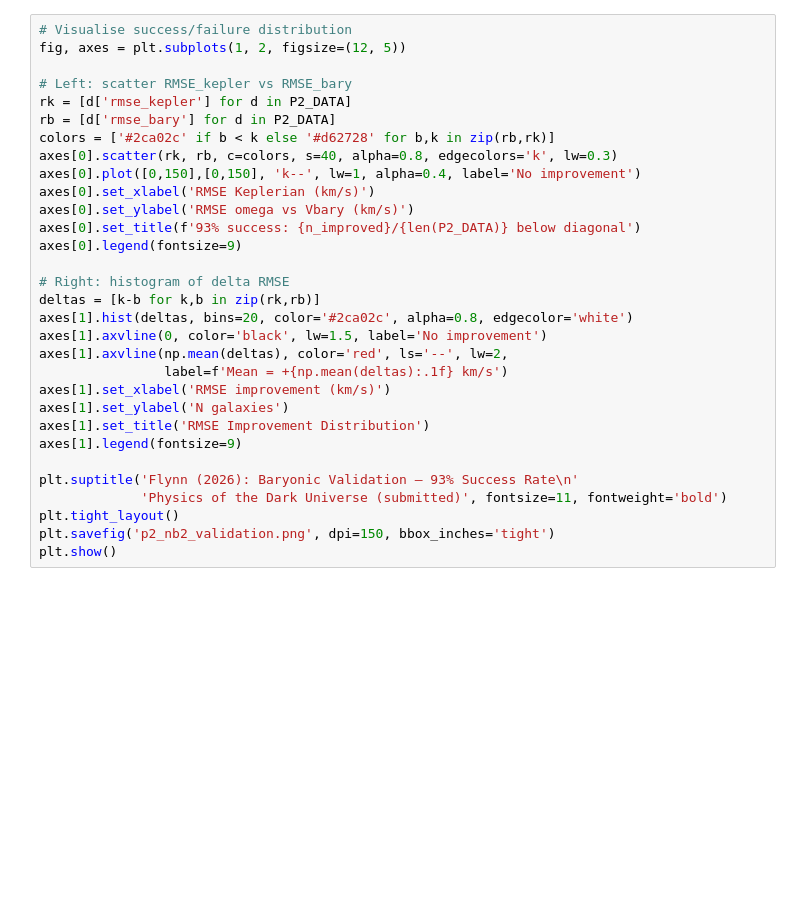
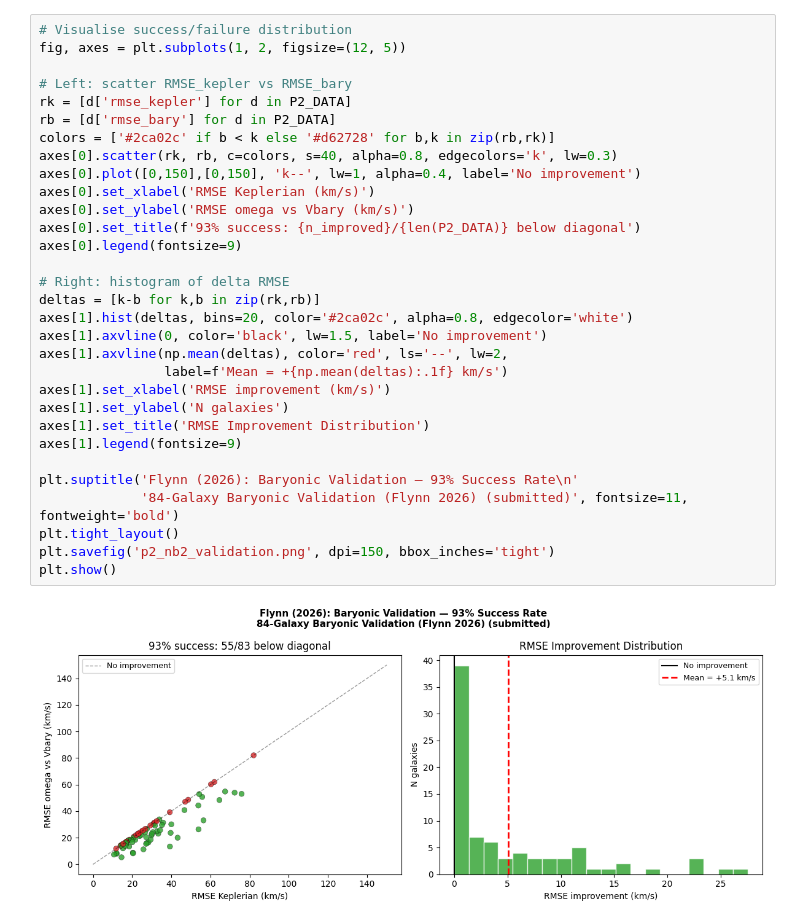
Before and after one commit to eps-research/rag-corpus-series, a Jupyter notebook: examples/paper2/p2_nb2_baryonic_validation.ipynb, the cells around one changed output. Drawn from its saved outputs; the diff is of its cells as text; blank space fills up the shorter version.

```diff
--- a/examples/paper2/p2_nb2_baryonic_validation.ipynb
+++ b/examples/paper2/p2_nb2_baryonic_validation.ipynb
@@ -61,31 +85,33 @@ print(f"Published:          2.0× (no free parameters)")
 # %%
 # Visualise success/failure distribution
 fig, axes = plt.subplots(1, 2, figsize=(12, 5))
 
 # Left: scatter RMSE_kepler vs RMSE_bary
 rk = [d['rmse_kepler'] for d in P2_DATA]
 rb = [d['rmse_bary'] for d in P2_DATA]
 colors = ['#2ca02c' if b < k else '#d62728' for b,k in zip(rb,rk)]
 axes[0].scatter(rk, rb, c=colors, s=40, alpha=0.8, edgecolors='k', lw=0.3)
 axes[0].plot([0,150],[0,150], 'k--', lw=1, alpha=0.4, label='No improvement')
 axes[0].set_xlabel('RMSE Keplerian (km/s)')
 axes[0].set_ylabel('RMSE omega vs Vbary (km/s)')
 axes[0].set_title(f'93% success: {n_improved}/{len(P2_DATA)} below diagonal')
 axes[0].legend(fontsize=9)
 
 # Right: histogram of delta RMSE
 deltas = [k-b for k,b in zip(rk,rb)]
 axes[1].hist(deltas, bins=20, color='#2ca02c', alpha=0.8, edgecolor='white')
 axes[1].axvline(0, color='black', lw=1.5, label='No improvement')
 axes[1].axvline(np.mean(deltas), color='red', ls='--', lw=2,
                 label=f'Mean = +{np.mean(deltas):.1f} km/s')
 axes[1].set_xlabel('RMSE improvement (km/s)')
 axes[1].set_ylabel('N galaxies')
 axes[1].set_title('RMSE Improvement Distribution')
 axes[1].legend(fontsize=9)
 
 plt.suptitle('Flynn (2026): Baryonic Validation — 93% Success Rate\n'
-             'Physics of the Dark Universe (submitted)', fontsize=11, fontweight='bold')
+             '84-Galaxy Baryonic Validation (Flynn 2026) (submitted)', fontsize=11, fontweight='bold')
 plt.tight_layout()
 plt.savefig('p2_nb2_validation.png', dpi=150, bbox_inches='tight')
 plt.show()
+# %% [output]
+[figure, added]
```
Also changed, not shown: parts of 4 cells of this notebook, 14 other files.
